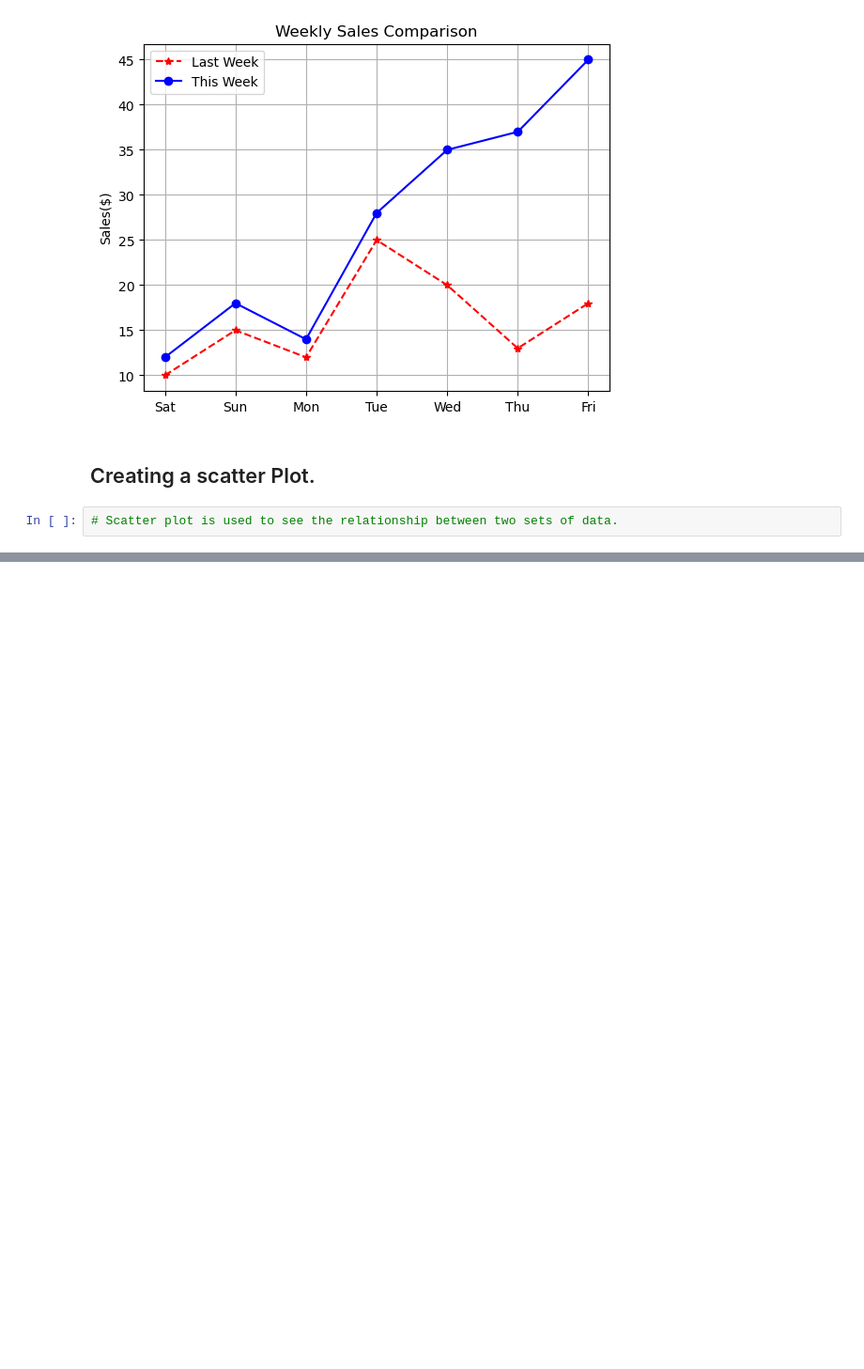
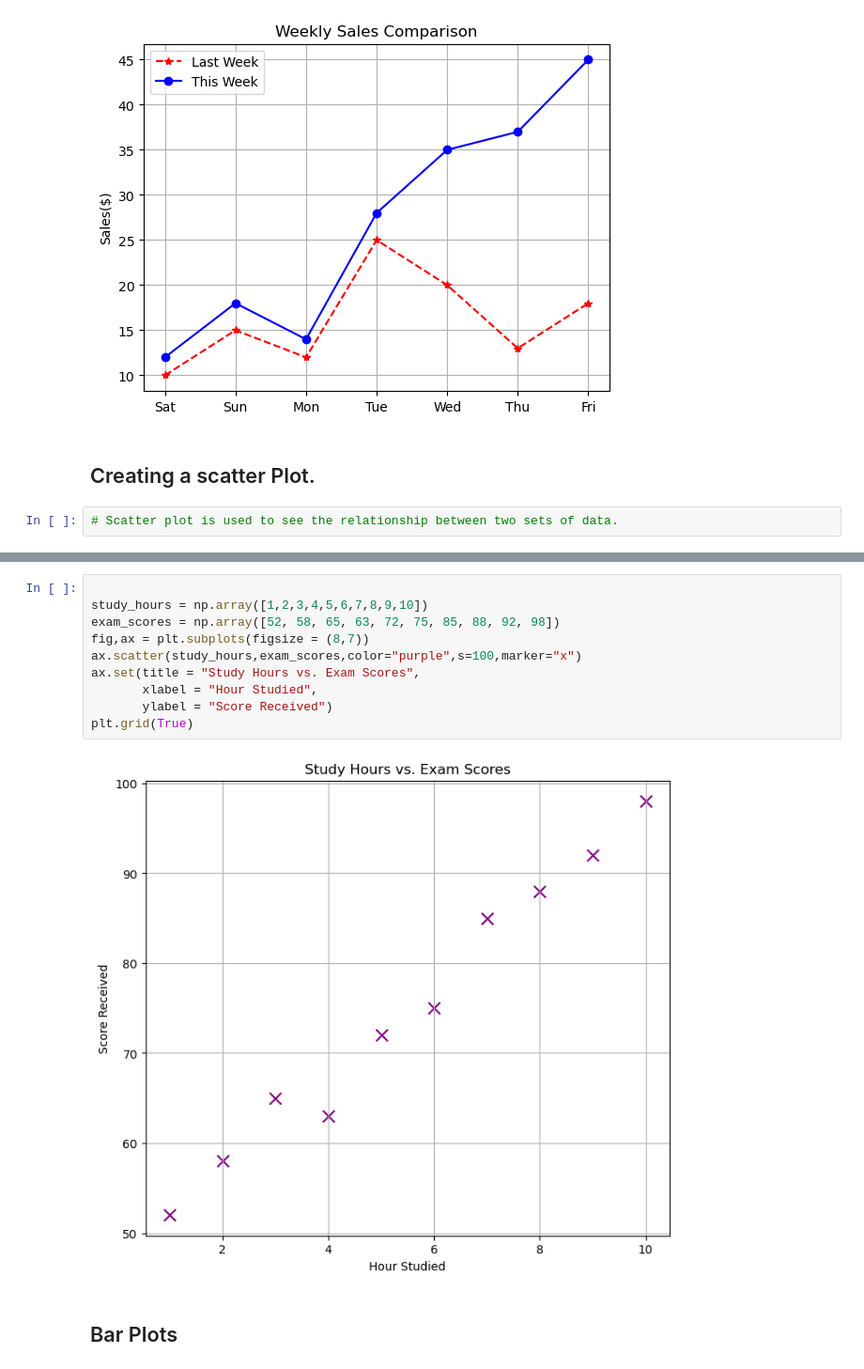
Before and after one commit to mlcodr/Ongoing-ML, a Jupyter notebook: Matplotlib_Here/mat_2.ipynb, the cells around one changed output, grey strips where cells are left out. Shown at 94% size. Cells and saved outputs as stored; diff of their text form; blank space fills up the shorter version.

```diff
--- a/Matplotlib_Here/mat_2.ipynb
+++ b/Matplotlib_Here/mat_2.ipynb
@@ -84,0 +95,14 @@ ax.grid(True);
+# %%
+
+study_hours = np.array([1,2,3,4,5,6,7,8,9,10])
+exam_scores = np.array([52, 58, 65, 63, 72, 75, 85, 88, 92, 98])
+fig,ax = plt.subplots(figsize = (8,7))
+ax.scatter(study_hours,exam_scores,color="purple",s=100,marker="x")
+ax.set(title = "Study Hours vs. Exam Scores",
+       xlabel = "Hour Studied",
+       ylabel = "Score Received")
+plt.grid(True)
+# %% [output]
+[figure, added]
+# %% [markdown]
+## Bar Plots
```
Also changed, not shown: parts of 3 cells of this notebook.
